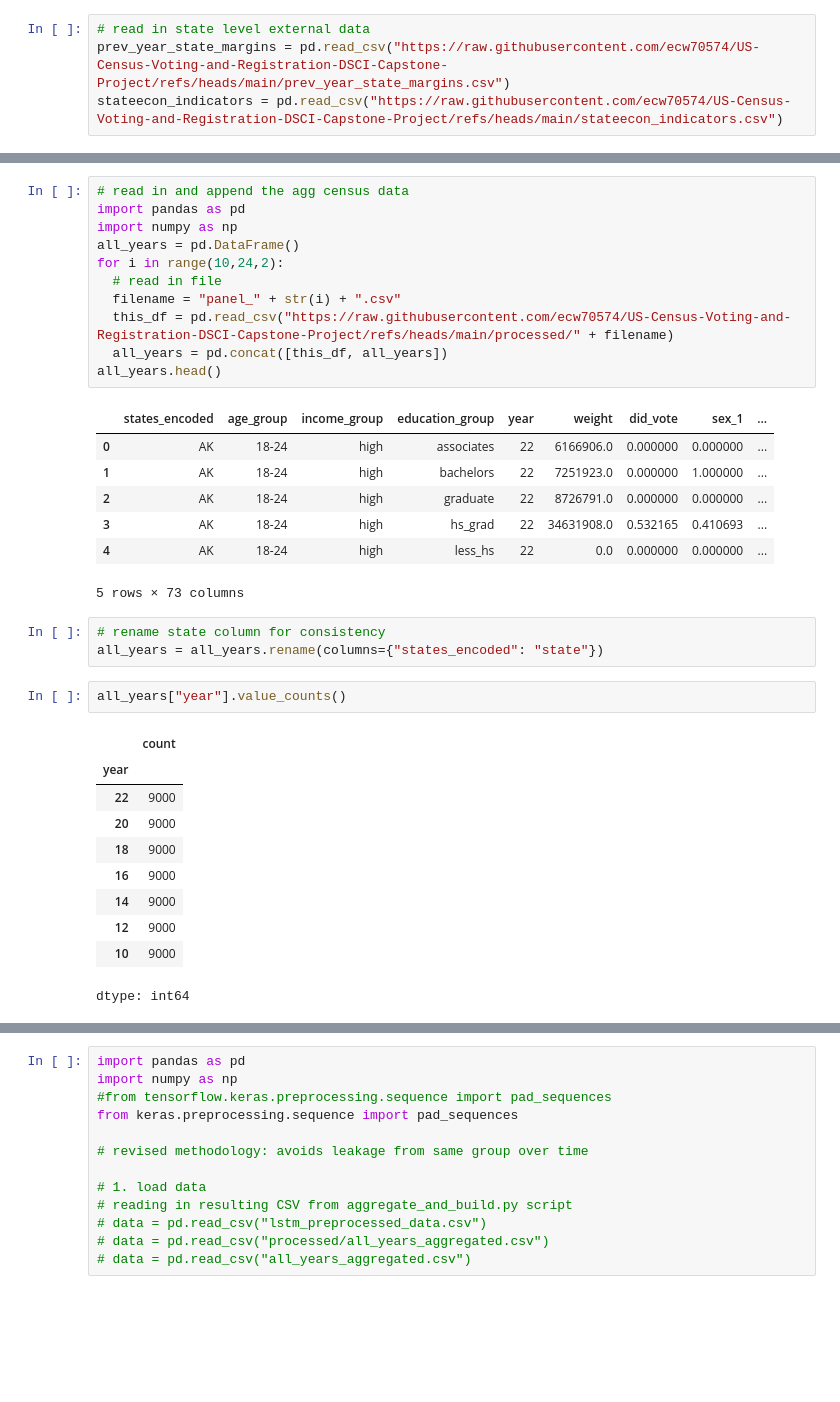
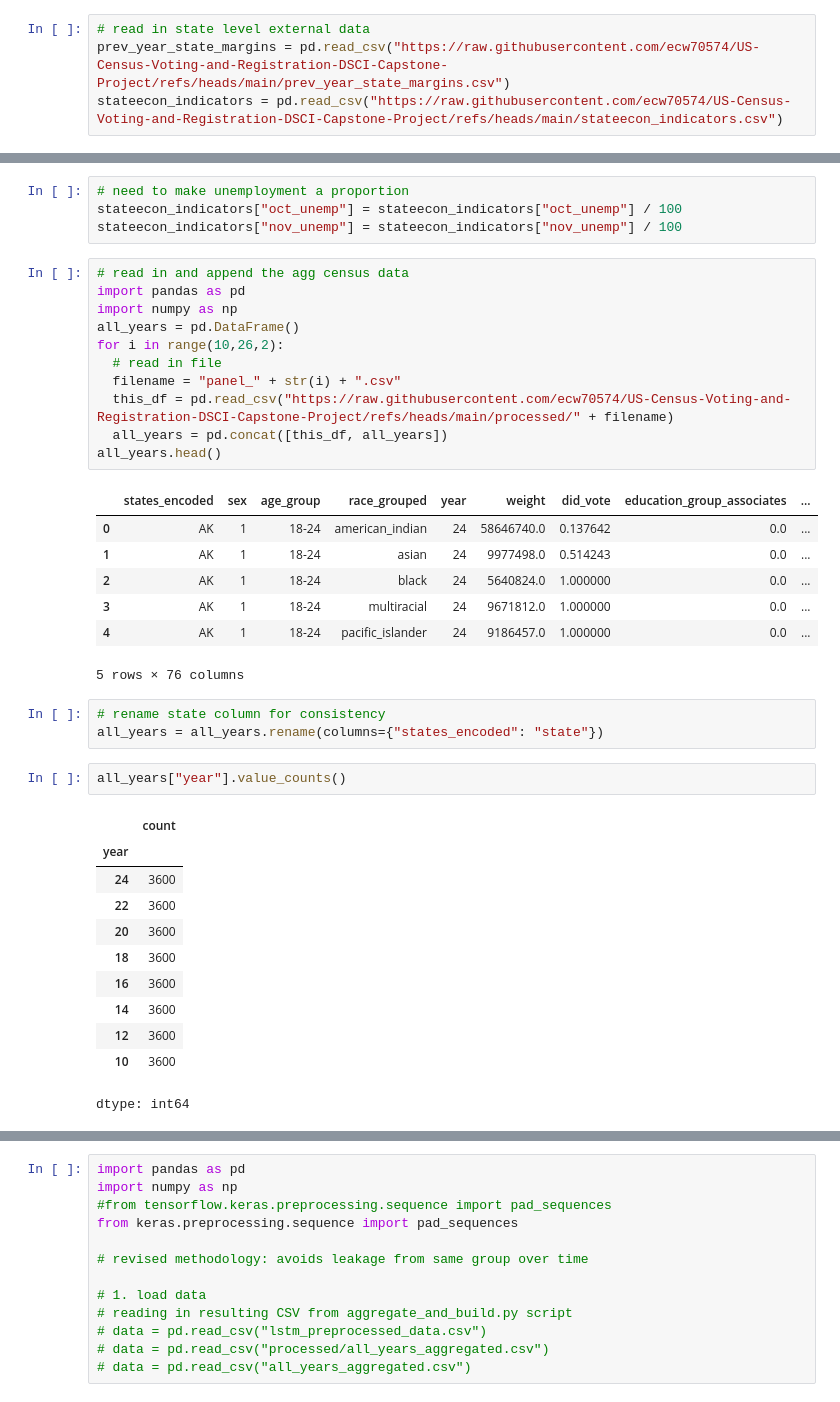
Before and after one commit to ecw70574/US-Census-Voting-and-Registration-DSCI-Capstone-Project, a Jupyter notebook: LSTM-pipeline-and-training.ipynb, the cells around one changed output, grey strips where cells are left out. Saved outputs shown, nothing was run; the diff lists cells and outputs as text; blank space fills up the shorter version.

```diff
--- a/LSTM-pipeline-and-training.ipynb
+++ b/LSTM-pipeline-and-training.ipynb
@@ -10,22 +28,26 @@ stateecon_indicators = pd.read_csv("https://raw.githubusercontent.com/ecw70574/U
+# %%
+# need to make unemployment a proportion
+stateecon_indicators["oct_unemp"] = stateecon_indicators["oct_unemp"] / 100
+stateecon_indicators["nov_unemp"] = stateecon_indicators["nov_unemp"] / 100
 # %%
 # read in and append the agg census data
 import pandas as pd
 import numpy as np
 all_years = pd.DataFrame()
-for i in range(10,24,2):
+for i in range(10,26,2):
   # read in file
   filename = "panel_" + str(i) + ".csv"
   this_df = pd.read_csv("https://raw.githubusercontent.com/ecw70574/US-Census-Voting-and-Registration-DSCI-Capstone-Project/refs/heads/main/processed/" + filename)
   all_years = pd.concat([this_df, all_years])
 all_years.head()
 # %% [output]
-|  | states_encoded | age_group | income_group | education_group | year | weight | did_vote | sex_1 | ... |
-| 0 | AK | 18-24 | high | associates | 22 | 6166906.0 | 0.000000 | 0.000000 | ... |
-| 1 | AK | 18-24 | high | bachelors | 22 | 7251923.0 | 0.000000 | 1.000000 | ... |
-| 2 | AK | 18-24 | high | graduate | 22 | 8726791.0 | 0.000000 | 0.000000 | ... |
-| 3 | AK | 18-24 | high | hs_grad | 22 | 34631908.0 | 0.532165 | 0.410693 | ... |
-| 4 | AK | 18-24 | high | less_hs | 22 | 0.0 | 0.000000 | 0.000000 | ... |
+|  | states_encoded | sex | age_group | race_grouped | year | weight | did_vote | education_group_associates | ... |
+| 0 | AK | 1 | 18-24 | american_indian | 24 | 58646740.0 | 0.137642 | 0.0 | ... |
+| 1 | AK | 1 | 18-24 | asian | 24 | 9977498.0 | 0.514243 | 0.0 | ... |
+| 2 | AK | 1 | 18-24 | black | 24 | 5640824.0 | 1.000000 | 0.0 | ... |
+| 3 | AK | 1 | 18-24 | multiracial | 24 | 9671812.0 | 1.000000 | 0.0 | ... |
+| 4 | AK | 1 | 18-24 | pacific_islander | 24 | 9186457.0 | 1.000000 | 0.0 | ... |
-5 rows × 73 columns
+5 rows × 76 columns
 # %%
 # rename state column for consistency
 all_years = all_years.rename(columns={"states_encoded": "state"})
@@ -34,13 +56,14 @@ all_years["year"].value_counts()
 # %% [output]
 |  | count |
 | year |  |
-| 22 | 9000 |
-| 20 | 9000 |
-| 18 | 9000 |
-| 16 | 9000 |
-| 14 | 9000 |
-| 12 | 9000 |
-| 10 | 9000 |
+| 24 | 3600 |
+| 22 | 3600 |
+| 20 | 3600 |
+| 18 | 3600 |
+| 16 | 3600 |
+| 14 | 3600 |
+| 12 | 3600 |
+| 10 | 3600 |
 dtype: int64
 # %%
 # Merge all state/year level datasets
```
Also changed, not shown: parts of 25 cells of this notebook.
